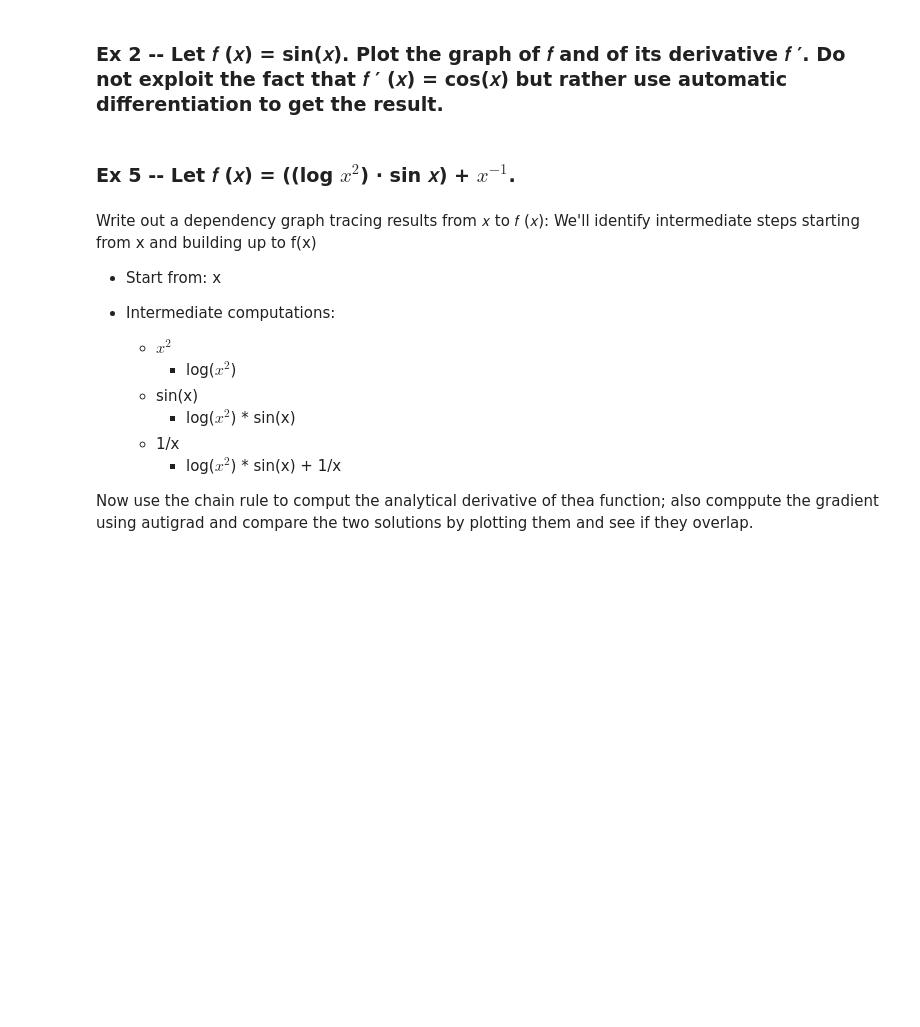
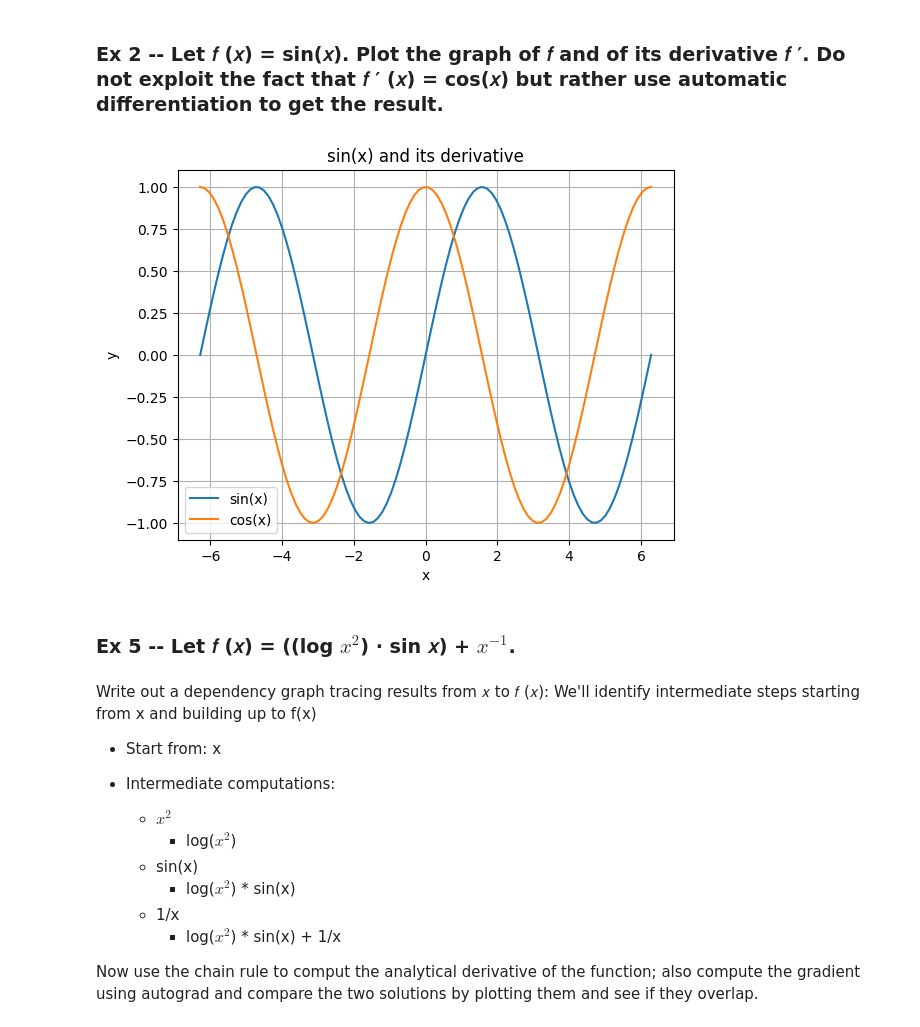
Before and after one commit to joelizstan/P-A_ML_Fall2025, a Jupyter notebook: Notebooks/3_Automatic_Differentiation.ipynb, the cells around one changed output. Cells and saved outputs as stored; diff of their text form; code cells hidden in the pictures; blank space fills up the shorter version.

```diff
--- a/Notebooks/3_Automatic_Differentiation.ipynb
+++ b/Notebooks/3_Automatic_Differentiation.ipynb
@@ -502,3 +557,23 @@ v_T dot J:  [[  26. 1240.]]
+# %%
+x = torch.linspace(-2 * torch.pi, 2 * torch.pi, steps = 100, requires_grad=True)
+y = torch.sin(x)
+y_prime = torch.autograd.grad(y, x, grad_outputs = torch.ones_like(y))[0]
+
+x_np = x.detach().numpy()
+y_np = y.detach().numpy()
+y_prime_np = y_prime.detach().numpy()
+
+plt.figure()
+plt.plot(x_np, y_np, label='sin(x)')
+plt.plot(x_np, y_prime_np, label='cos(x)')
+plt.title('sin(x) and its derivative')
+plt.xlabel('x')
+plt.ylabel('y')
+plt.legend()
+plt.grid(True)
+plt.show()
+# %% [output]
+[figure, added]
 # %% [markdown]
 ### Ex 5 -- Let 𝑓 (𝑥) = ((log $x^2$) · sin 𝑥) + $𝑥^{−1}$.
 # %% [markdown]
@@ -515,4 +590,4 @@ We'll identify intermediate steps starting from x and building up to f(x)
     - 1/x
         - log($x^2$) * sin(x) + 1/x
 
-Now use the chain rule to comput the analytical derivative of thea function; also comppute the gradient using autigrad and compare the two solutions by plotting them and see if they overlap.
+Now use the chain rule to comput the analytical derivative of the function; also compute the gradient using autograd and compare the two solutions by plotting them and see if they overlap.
```
Also changed, not shown: parts of 15 cells of this notebook.
